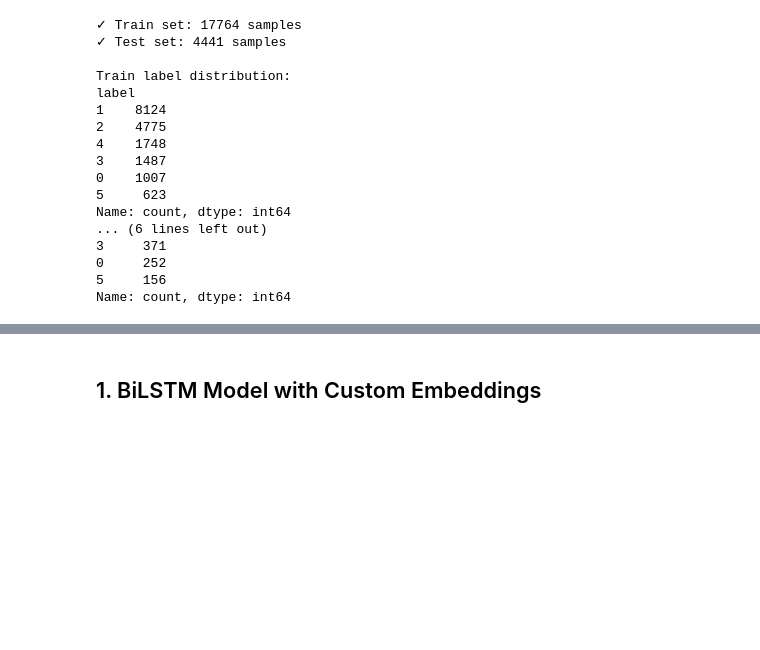
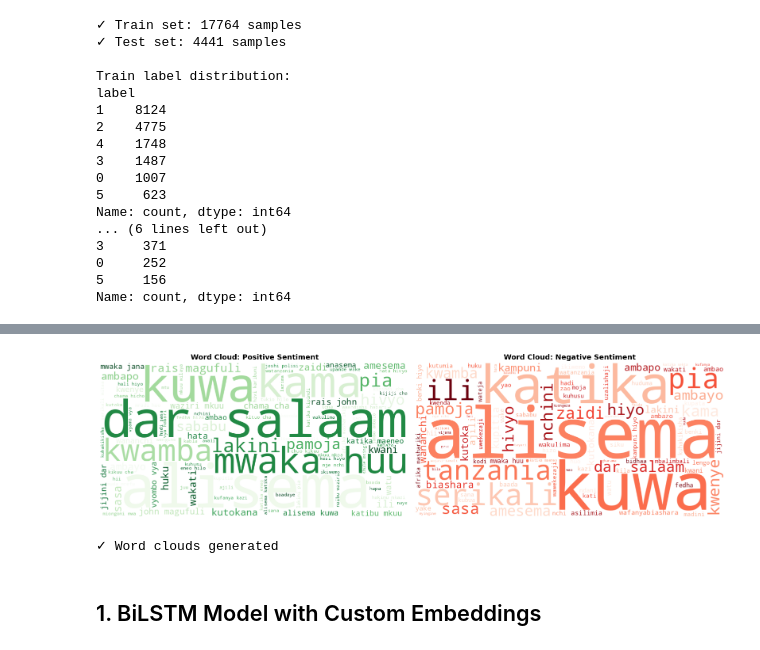
Before and after one commit to Travourstak/nlp-work, a Jupyter notebook: NLP_Extensions.ipynb, the cells around one changed output, grey strips where cells are left out. Drawn from its saved outputs; the diff is of its cells as text; code cells hidden in the pictures; blank space fills up the shorter version.

```diff
--- a/NLP_Extensions.ipynb
+++ b/NLP_Extensions.ipynb
@@ -179,3 +304,42 @@ Name: count, dtype: int64
+# %%
+# Word Cloud visualization
+from wordcloud import WordCloud
+
+fig, axes = plt.subplots(1, 2, figsize=(16, 6))
+
+# Combine texts by label
+positive_text = ' '.join(df[df['label'] == 1]['cleaned_text'].tolist())
+negative_text = ' '.join(df[df['label'] == 0]['cleaned_text'].tolist())
+
+# Word cloud for positive sentiment
+if positive_text.strip():
+    wc_positive = WordCloud(width=800, height=400, background_color='white',
+                           colormap='Greens', max_words=100).generate(positive_text)
+    axes[0].imshow(wc_positive, interpolation='bilinear')
+    axes[0].set_title('Word Cloud: Positive Sentiment', fontsize=13, fontweight='bold')
+    axes[0].axis('off')
+else:
+    axes[0].text(0.5, 0.5, 'No positive samples', ha='center', va='center')
+    axes[0].set_title('Word Cloud: Positive Sentiment', fontsize=13, fontweight='bold')
+
+# Word cloud for negative sentiment
+if negative_text.strip():
+    wc_negative = WordCloud(width=800, height=400, background_color='white',
+                           colormap='Reds', max_words=100).generate(negative_text)
+    axes[1].imshow(wc_negative, interpolation='bilinear')
+    axes[1].set_title('Word Cloud: Negative Sentiment', fontsize=13, fontweight='bold')
+    axes[1].axis('off')
+else:
+    axes[1].text(0.5, 0.5, 'No negative samples', ha='center', va='center')
+    axes[1].set_title('Word Cloud: Negative Sentiment', fontsize=13, fontweight='bold')
+
+plt.tight_layout()
+plt.show()
+
+print("✓ Word clouds generated")
+# %% [output]
+[figure, added]
+✓ Word clouds generated
 # %% [markdown]
 ## 1. BiLSTM Model with Custom Embeddings
 # %%
```
Also changed, not shown: parts of 23 cells of this notebook.
